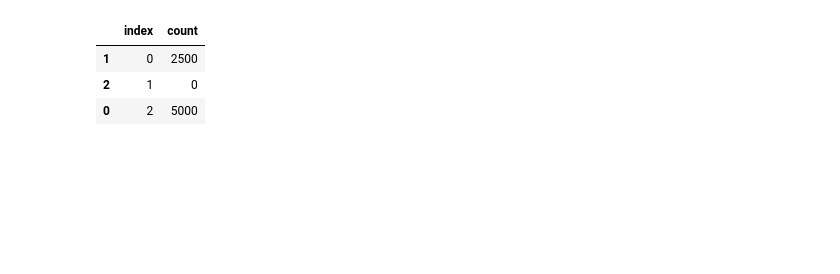
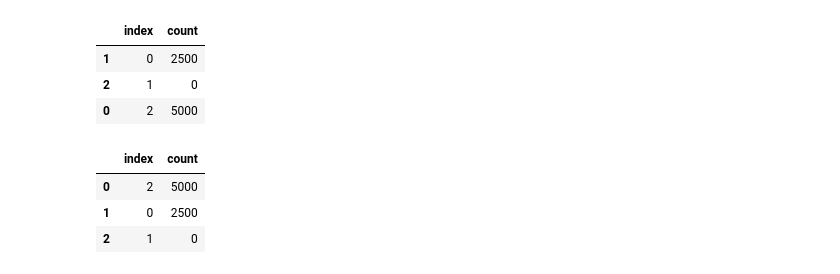
Before and after one commit to elkebir-group/PPM-NonUniq, a Jupyter notebook: analysis.ipynb, the cells around one changed output. Cells and saved outputs as stored; diff of their text form; code cells hidden in the pictures; blank space fills up the shorter version.

```diff
--- a/analysis.ipynb
+++ b/analysis.ipynb
@@ -582,3 +585,17 @@ df
 | 1 | 0 | 2500 |
 | 2 | 1 | 0 |
 | 0 | 2 | 5000 |
+# %%
+filename='PhyloWGS_output/n7_S61_k10.tsv'
+df = pd.read_table(filename)
+df = df.sort_values('count', ascending=False)
+nrTrueSols = df['index'].max()+1
+nrSols = df['count'].sum()
+nrIncorrectSols = len(df[df['index'] < 0])
+nrCorrectSols = len(df[(df['index'] >= 0) & (df['count'] > 0)])
+df
+# %% [output]
+|  | index | count |
+| 0 | 2 | 5000 |
+| 1 | 0 | 2500 |
+| 2 | 1 | 0 |
```
Also changed, not shown: parts of 16 cells of this notebook.
